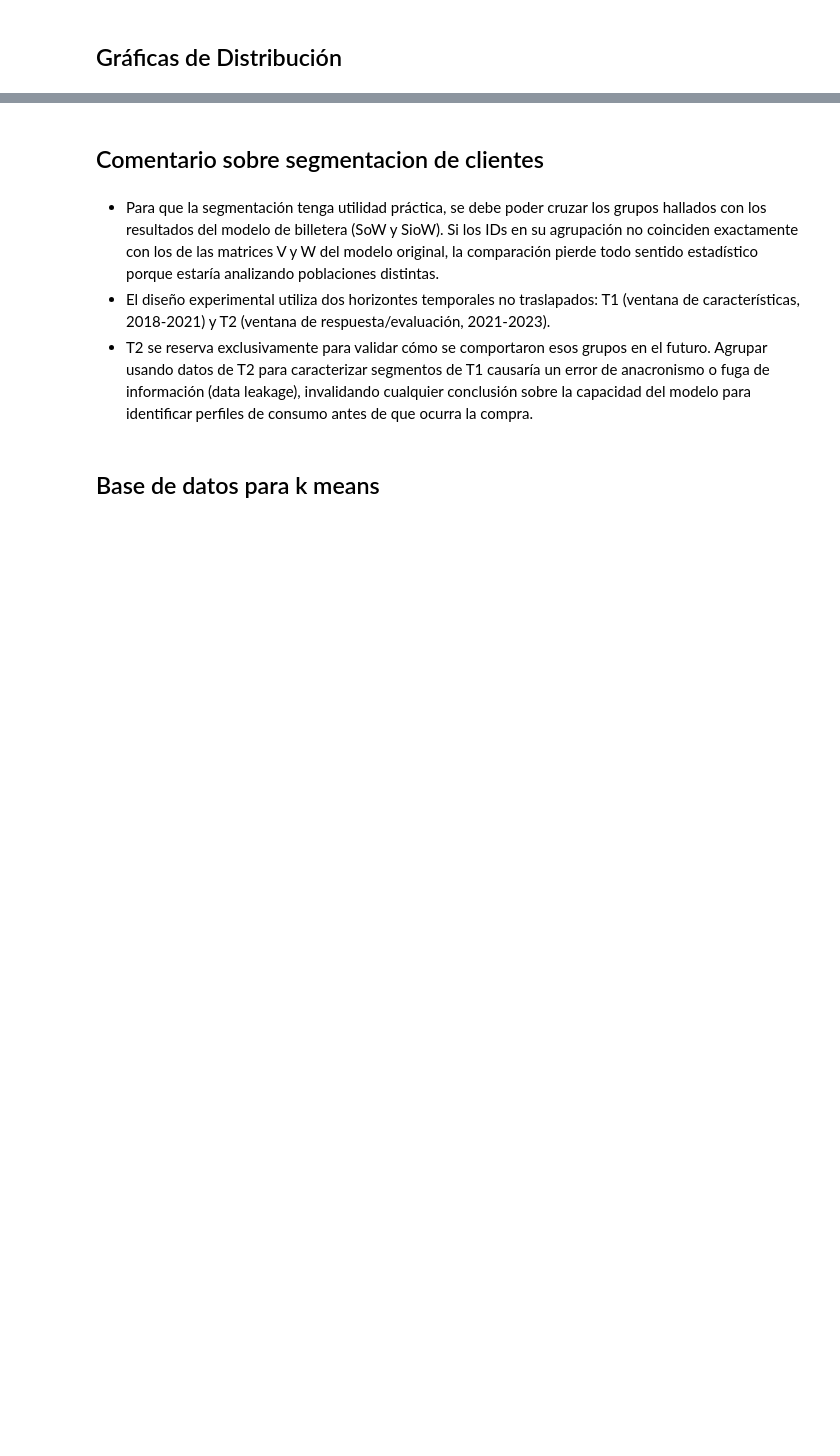
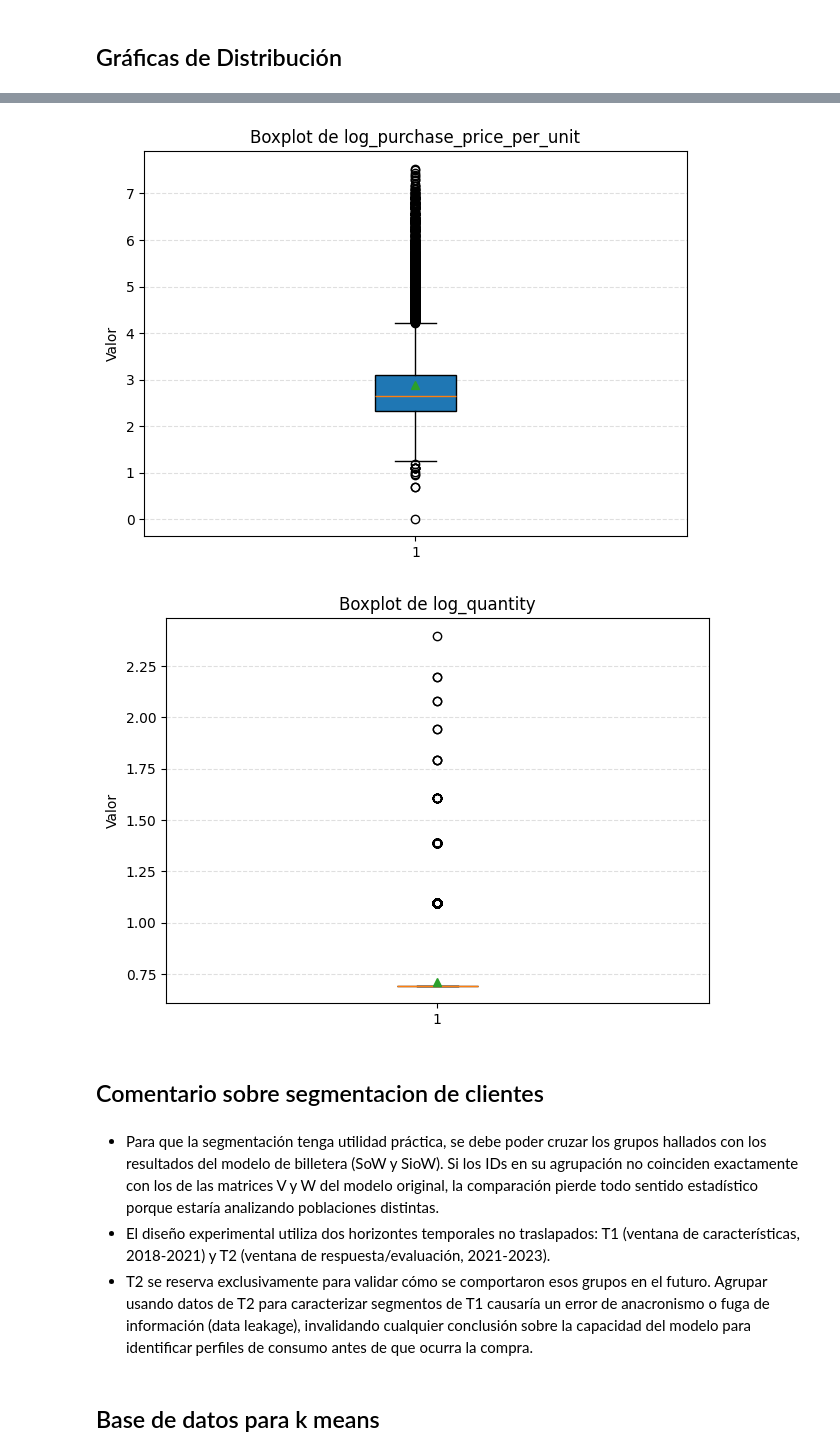
Before and after one commit to Th-msc-data-2026-ujav/Segmentacion-de-clientes-Samsung-SioW-SoW-y-Pow, a Jupyter notebook: segmentacion de clientes/segmentacion_clientes.ipynb, the cells around one changed output, grey strips where cells are left out. Drawn from its saved outputs; the diff is of its cells as text; code cells hidden in the pictures; blank space fills up the shorter version.

```diff
--- a/segmentacion de clientes/segmentacion_clientes.ipynb
+++ b/segmentacion de clientes/segmentacion_clientes.ipynb
@@ -792,3 +923,24 @@ for col in ["Purchase Price Per Unit", "Quantity"]:
+# %%
+import matplotlib.pyplot as plt
+
+for col in cols_log:
+    data = purchases_samsung[col].dropna()
+
+    plt.figure(figsize=(7, 5))
+    plt.boxplot(
+        data,
+        vert=True,
+        patch_artist=True,
+        showmeans=True
+    )
+
+    plt.title(f"Boxplot de {col}")
+    plt.ylabel("Valor")
+    plt.grid(axis="y", linestyle="--", alpha=0.4)
+    plt.show()
+# %% [output]
+[figure, added]
+[figure, added]
 # %% [markdown]
 ## Comentario sobre segmentacion de clientes
 # %% [markdown]
```
Also changed, not shown: parts of 72 cells of this notebook.
